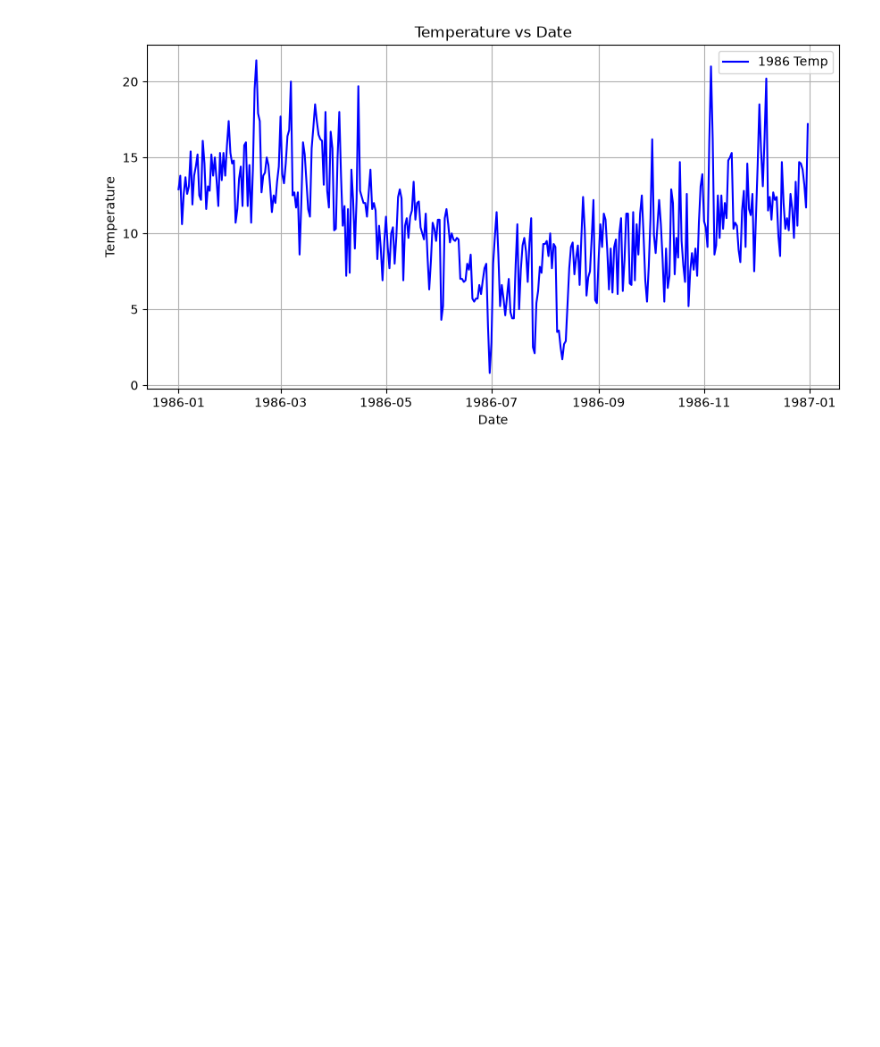
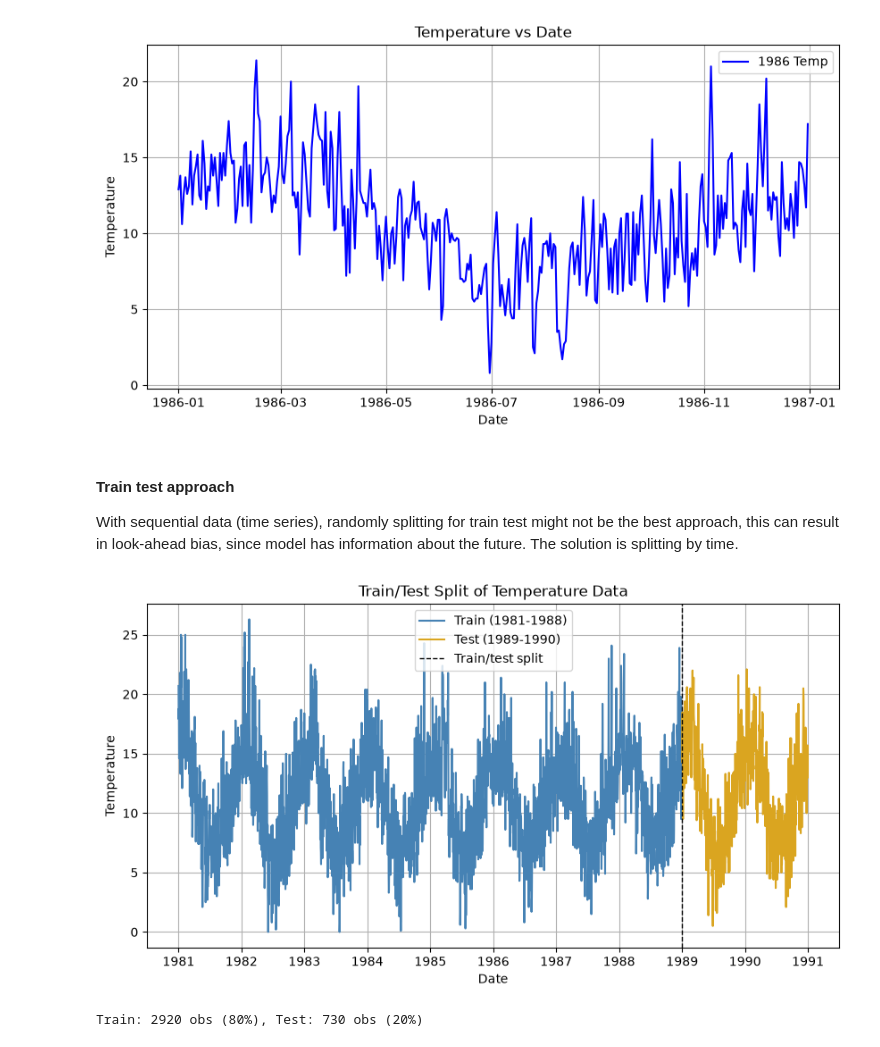
Before and after one commit to imgabrielas/Grey_Matter_Multiplication, a Jupyter notebook: RNN/rnn.ipynb, the cells around one changed output. Cells and saved outputs as stored; diff of their text form; code cells hidden in the pictures; blank space fills up the shorter version.

Commit message:
train test

```diff
--- a/RNN/rnn.ipynb
+++ b/RNN/rnn.ipynb
@@ -84,3 +84,26 @@ plt.grid()
 plt.show()
 # %% [output]
 [figure]
+# %% [markdown]
+#### Train test approach
+With sequential data (time series), randomly splitting for train test might not be the best approach, this can result in look-ahead bias, since model has information about the future. The solution is splitting by time.
+# %%
+train = df.loc[:'1988']
+test = df.loc['1989':]
+
+plt.figure(figsize=(10, 5))
+plt.plot(train.index, train['Temp'], label='Train (1981-1988)', color='steelblue')
+plt.plot(test.index, test['Temp'], label='Test (1989-1990)', color='goldenrod')
+plt.axvline(test.index[0], color='black', linestyle='--', linewidth=1, label='Train/test split')
+
+plt.title('Train/Test Split of Temperature Data')
+plt.xlabel('Date')
+plt.ylabel('Temperature')
+plt.legend()
+plt.grid()
+plt.show()
+
+print(f'Train: {len(train)} obs ({len(train)/len(df):.0%}), Test: {len(test)} obs ({len(test)/len(df):.0%})')
+# %% [output]
+[figure, added]
+Train: 2920 obs (80%), Test: 730 obs (20%)
```
